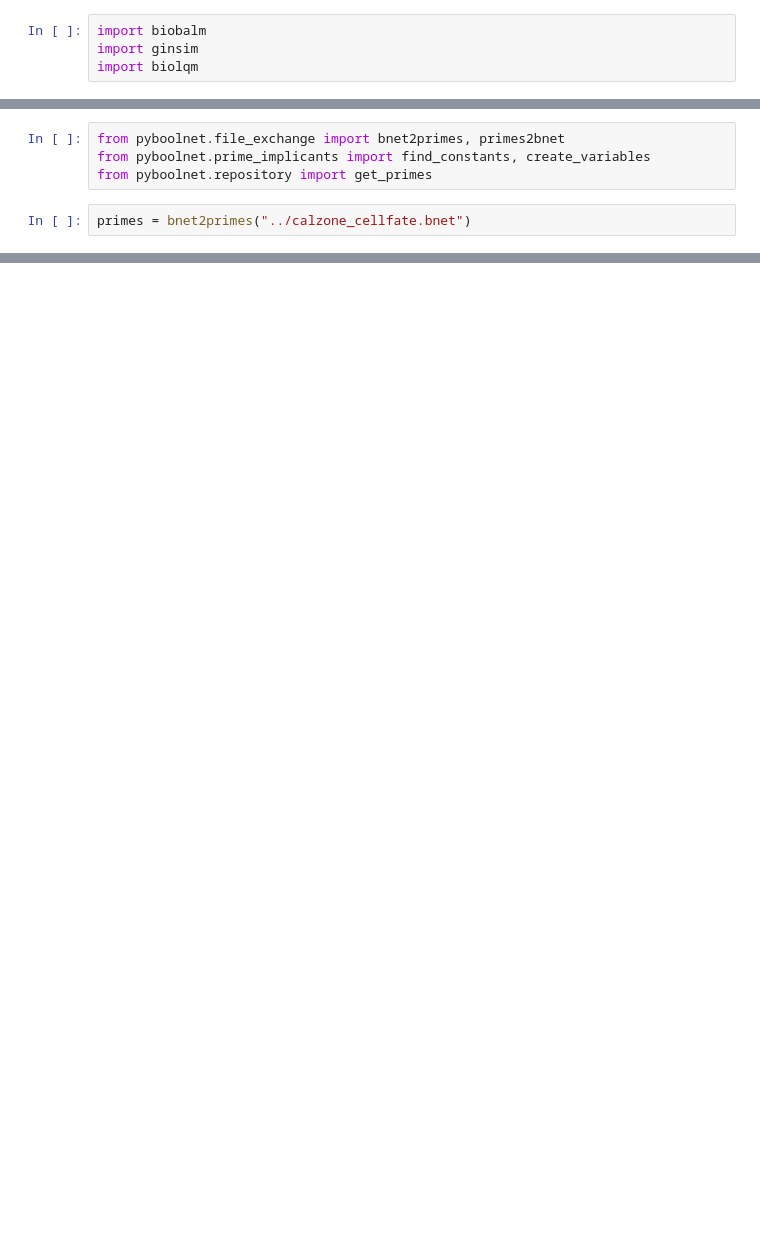
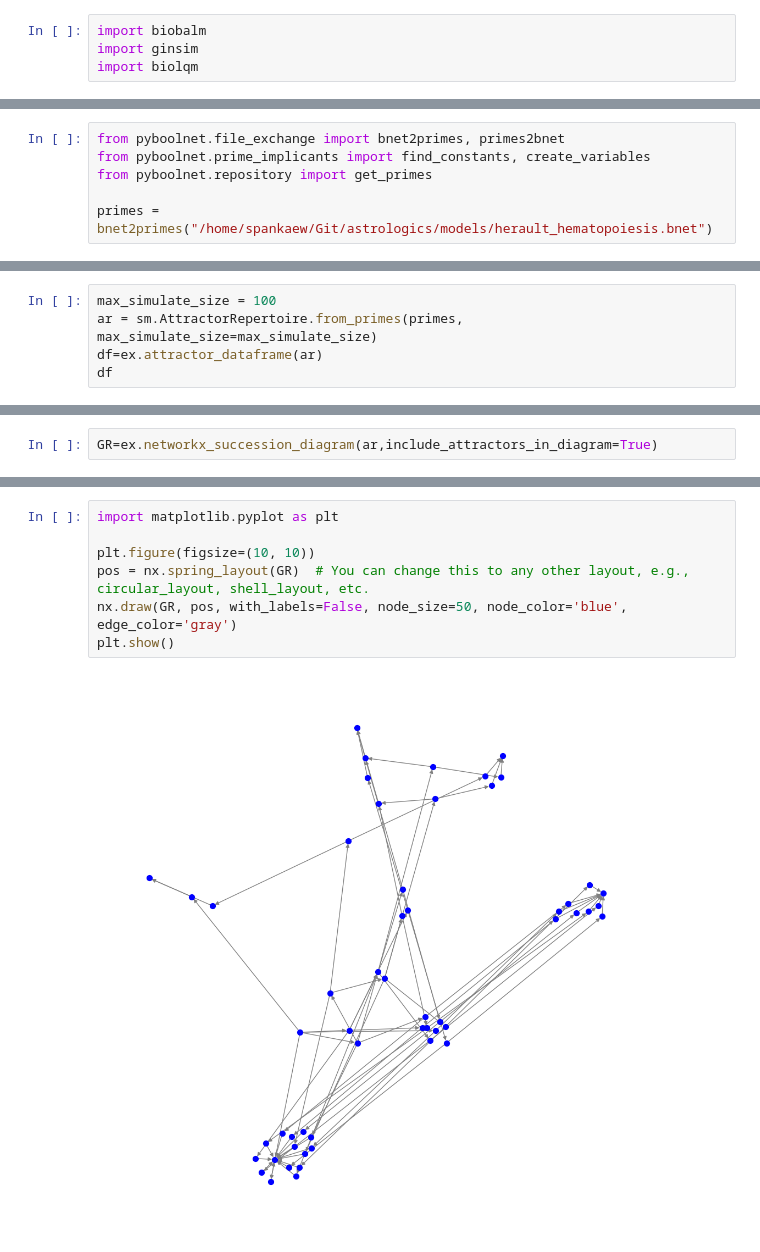
Before and after one commit to sysbio-curie/AstroLogics, a Jupyter notebook: scripts/dev/test_trapspace.ipynb, the cells around one changed output, grey strips where cells are left out. Saved outputs shown, nothing was run; the diff lists cells and outputs as text; blank space fills up the shorter version.

```diff
--- a/scripts/dev/test_trapspace.ipynb
+++ b/scripts/dev/test_trapspace.ipynb
@@ -8,5 +52,5 @@ test = biolqm.load("../calzone_cellfate.bnet")
 from pyboolnet.file_exchange import bnet2primes, primes2bnet
 from pyboolnet.prime_implicants import find_constants, create_variables
 from pyboolnet.repository import get_primes
+
+primes = bnet2primes("/home/spankaew/Git/astrologics/models/herault_hematopoiesis.bnet")
-# %%
-primes = bnet2primes("../calzone_cellfate.bnet")
@@ -37,0 +75,5 @@ Exception:
+# %%
+max_simulate_size = 100
+ar = sm.AttractorRepertoire.from_primes(primes, max_simulate_size=max_simulate_size)
+df=ex.attractor_dataframe(ar)
+df
@@ -37,0 +112,2 @@ Exception:
+# %%
+GR=ex.networkx_succession_diagram(ar,include_attractors_in_diagram=True)
@@ -37,0 +178,9 @@ Exception:
+# %%
+import matplotlib.pyplot as plt
+
+plt.figure(figsize=(10, 10))
+pos = nx.spring_layout(GR)  # You can change this to any other layout, e.g., circular_layout, shell_layout, etc.
+nx.draw(GR, pos, with_labels=False, node_size=50, node_color='blue', edge_color='gray')
+plt.show()
+# %% [output]
+[figure, added]
```
Also changed, not shown: parts of 24 cells of this notebook.
